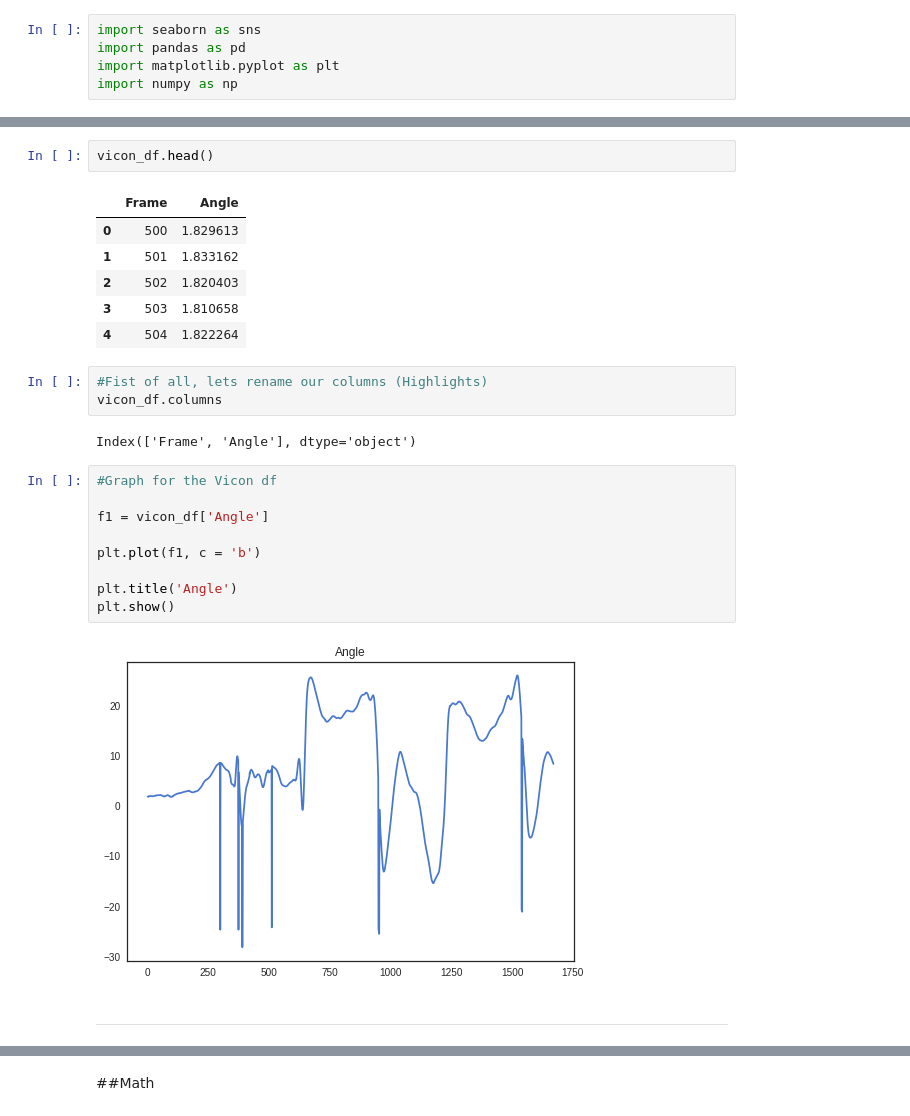
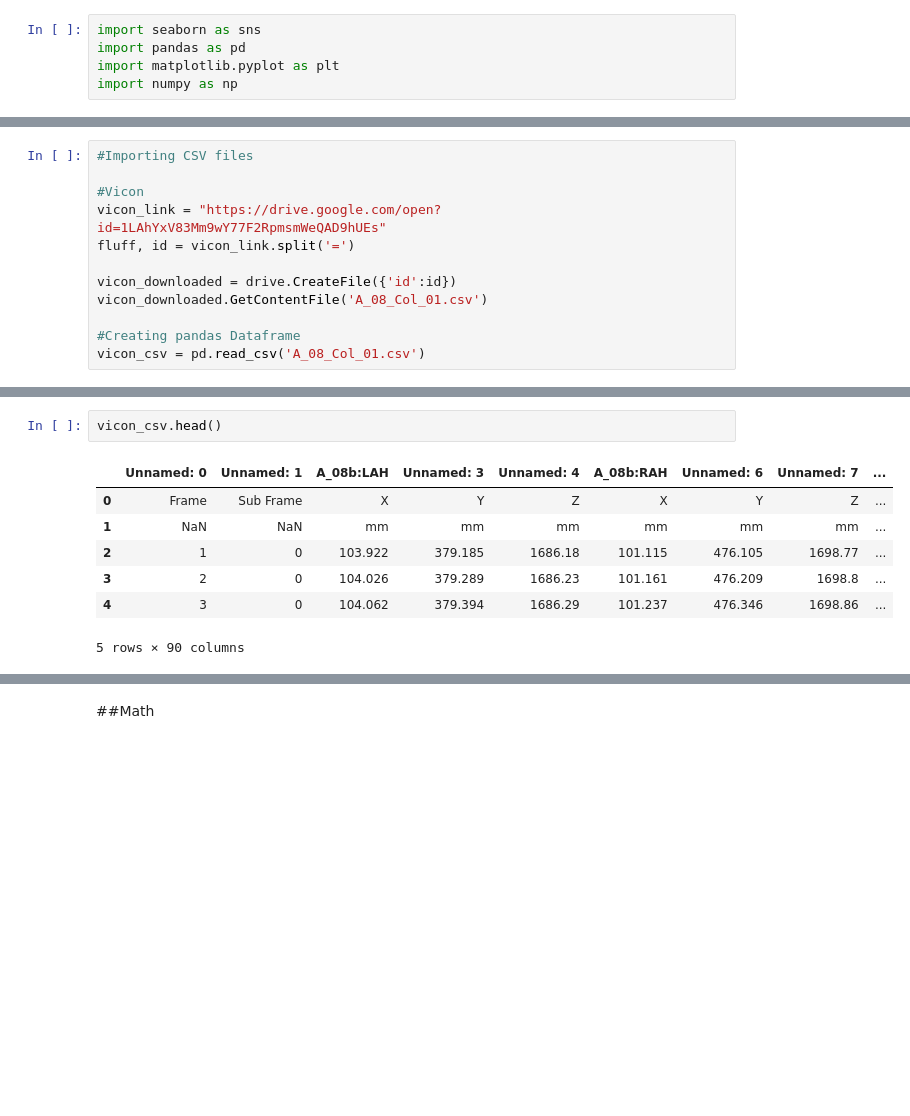
Before and after one commit to Jhonkr/Kinect-vs-Vicon, a Jupyter notebook: Kinect_vs_Vicon.ipynb, the cells around one changed output, grey strips where cells are left out. Cells and saved outputs as stored; diff of their text form; blank space fills up the shorter version.

```diff
--- a/Kinect_vs_Vicon.ipynb
+++ b/Kinect_vs_Vicon.ipynb
@@ -40 +44,13 @@ Index(['Angulacao_de_tronco', ' Bola_foi_lancada', ' Bola_pega'], dtype='object'
+# %%
+#Importing CSV files
+
+#Vicon
+vicon_link = "https://drive.google.com/open?id=1LAhYxV83Mm9wY77F2RpmsmWeQAD9hUEs"
+fluff, id = vicon_link.split('=')
+
+vicon_downloaded = drive.CreateFile({'id':id})
+vicon_downloaded.GetContentFile('A_08_Col_01.csv')
+
+#Creating pandas Dataframe
+vicon_csv = pd.read_csv('A_08_Col_01.csv')
 # %%
@@ -94,29 +67,10 @@ Saving cabeceio_vicon.csv to cabeceio_vicon.csv
 # %%
-vicon_df.head()
+vicon_csv.head()
 # %% [output]
-|  | Frame | Angle |
-| 0 | 500 | 1.829613 |
-| 1 | 501 | 1.833162 |
-| 2 | 502 | 1.820403 |
-| 3 | 503 | 1.810658 |
-| 4 | 504 | 1.822264 |
+|  | Unnamed: 0 | Unnamed: 1 | A_08b:LAH | Unnamed: 3 | Unnamed: 4 | A_08b:RAH | Unnamed: 6 | Unnamed: 7 | ... |
+| 0 | Frame | Sub Frame | X | Y | Z | X | Y | Z | ... |
+| 1 | NaN | NaN | mm | mm | mm | mm | mm | mm | ... |
+| 2 | 1 | 0 | 103.922 | 379.185 | 1686.18 | 101.115 | 476.105 | 1698.77 | ... |
+| 3 | 2 | 0 | 104.026 | 379.289 | 1686.23 | 101.161 | 476.209 | 1698.8 | ... |
+| 4 | 3 | 0 | 104.062 | 379.394 | 1686.29 | 101.237 | 476.346 | 1698.86 | ... |
+5 rows × 90 columns
-# %%
-#Fist of all, lets rename our columns (Highlights)
-vicon_df.columns
-# %% [output]
-Index(['Frame', 'Angle'], dtype='object')
-# %%
-#Graph for the Vicon df
-
-f1 = vicon_df['Angle']
-
-plt.plot(f1, c = 'b')
-
-plt.title('Angle')
-plt.show()
-# %% [output]
-[figure, removed]
-# %% [markdown]
-
-
----
```
Also changed, not shown: parts of 30 cells of this notebook.
